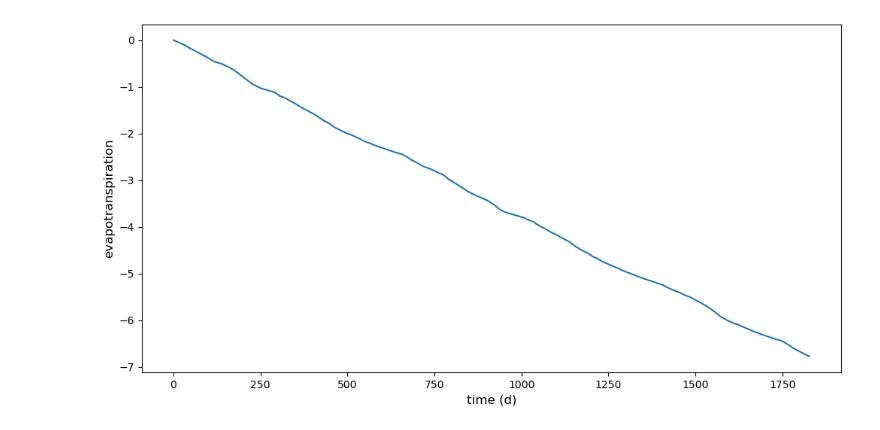
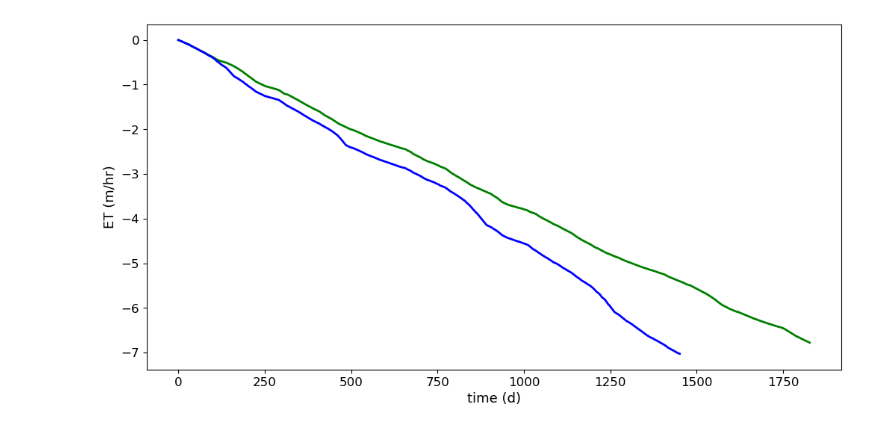
Before and after one commit to AndrewGraus/ATS-EcoSIM-demos, a Jupyter notebook: jupyter_notebooks/root_flux_test.ipynb, the cells around one changed output. Drawn from its saved outputs; the diff is of its cells as text; code cells hidden in the pictures.

```diff
--- a/jupyter_notebooks/root_flux_test.ipynb
+++ b/jupyter_notebooks/root_flux_test.ipynb
@@ -17,3 +17,27 @@ Evap_snow = f[:,4]
 Sublim_snow = f[:,5]
 Qe = f[:,6]
 Qw = f[:,7]
+
+f_precp = np.loadtxt('../Phenology_calibration/root_test_w_precip/surf_prop.dat',delimiter=',')
+time_precp = f_precp[:,0]/86400
+snow_depth_precp = f_precp[:,1]
+ET_precp = f_precp[:,2]
+Evap_grnd_precp = f_precp[:,3]
+Evap_snow_precp = f_precp[:,4]
+Sublim_snow_precp = f_precp[:,5]
+Qe_precp = f_precp[:,6]
+Qw_precp = f_precp[:,7]
+# %%
+ss_base = np.loadtxt("../Albedo_runs/Baseline_heat_test/snow_status.dat",delimiter=",")
+
+time = ss_base[:,0]/86400
+sd_base = ss_base[:,1]
+
+fig0 = plt.figure(1111,figsize=(10,5))
+plt.plot(time,sd_base,color='k', label="baseline")
+plt.plot(time_precp,snow_depth_precp,color='b', label="phenology(+precip)")
+#plt.plot(time,sd_high,color='r', label="albeo = 0.9")
+plt.legend(frameon=False)
+plt.xlabel("time (days)")
+plt.ylabel("snow depth (m)")
+plt.show()
@@ -20,8 +46,11 @@ Qw = f[:,7]
 # %%
-plt.figure(figsize=(12,6))
-plt.plot(time,ET)
-plt.xlabel("time (d)",fontsize=12)
-plt.ylabel("evapotranspiration",fontsize=12)
+plt.figure(1,figsize=(12,6))
+plt.plot(time,ET,color='g',lw=2)
+plt.plot(time_precp,ET_precp,color='b',lw=2)
+plt.xlabel("time (d)",fontsize=13)
+plt.ylabel("ET (m/hr)",fontsize=13)
+plt.xticks(fontsize=12)
+plt.yticks(fontsize=12)
 plt.show()
 # %% [output]
-[figure, old version]
+[figure, new version]
```
Also changed, not shown: parts of 11 cells of this notebook.
